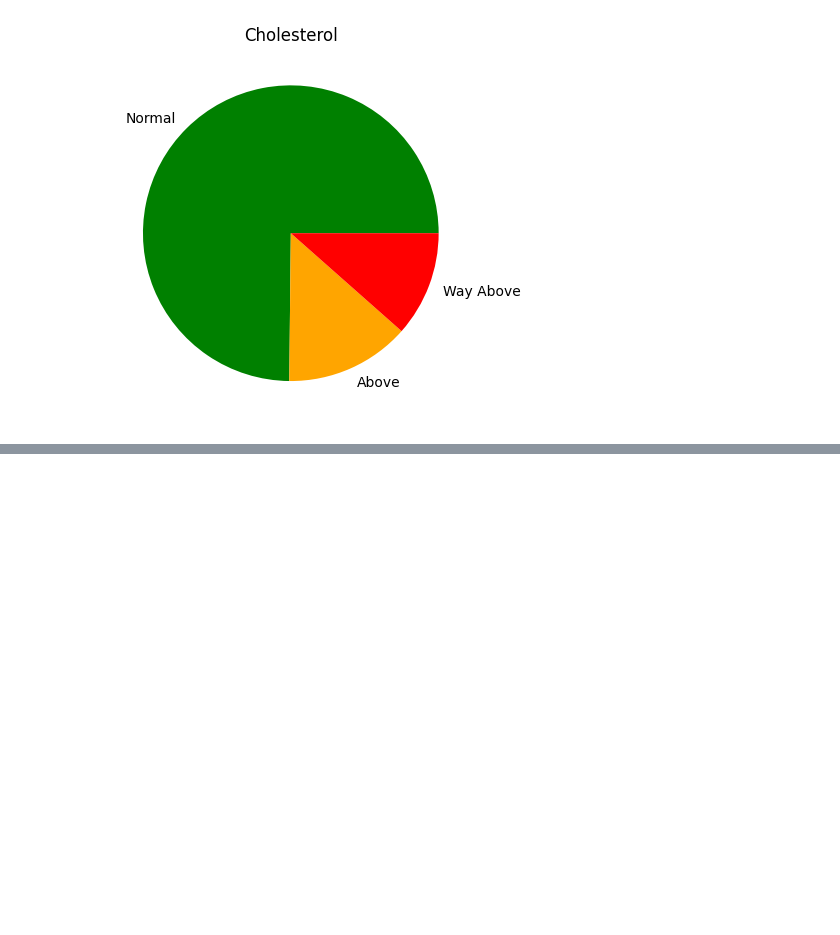
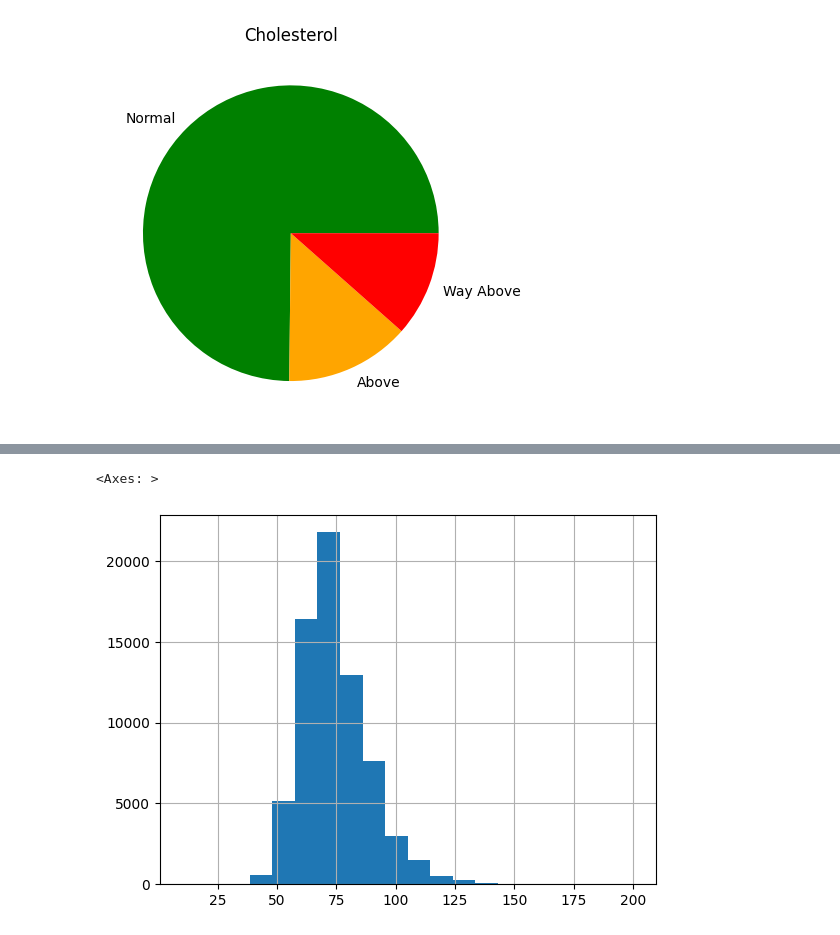
Before and after one commit to zoneme99/Machine-learning-AI24, a Jupyter notebook: Labs/Cardio/EDA.ipynb, the cells around one changed output, grey strips where cells are left out. Cells and saved outputs as stored; diff of their text form; code cells hidden in the pictures; blank space fills up the shorter version.

```diff
--- a/Labs/Cardio/EDA.ipynb
+++ b/Labs/Cardio/EDA.ipynb
@@ -72,0 +90,6 @@ plt.show()
+# %%
+#weight
+df['weight'].hist(bins=20)
+# %% [output]
+<Axes: >
+[figure, added]
```
Also changed, not shown: parts of 4 cells of this notebook.
